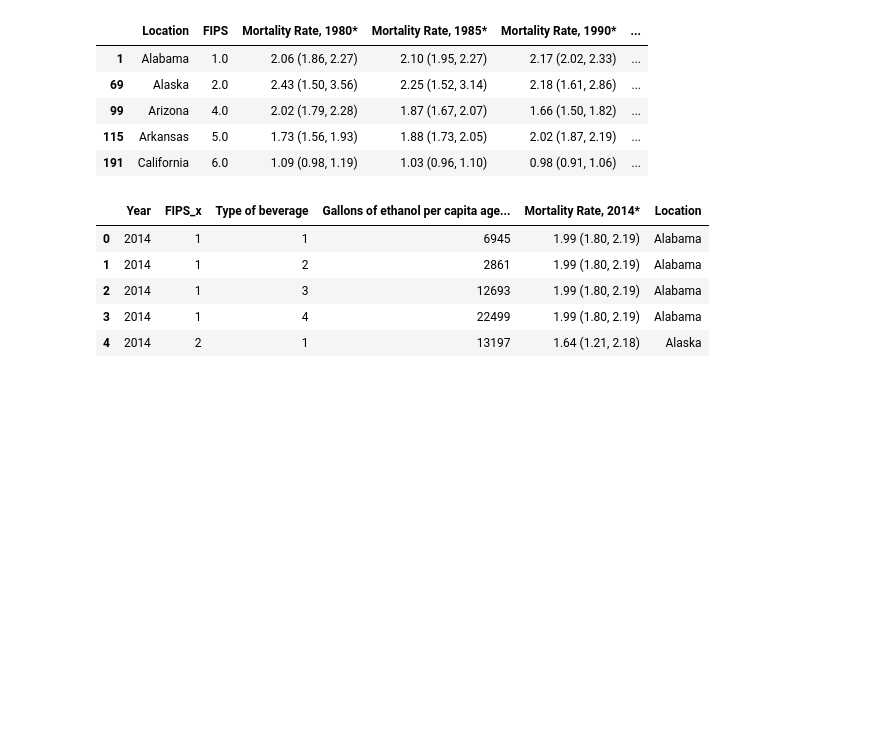
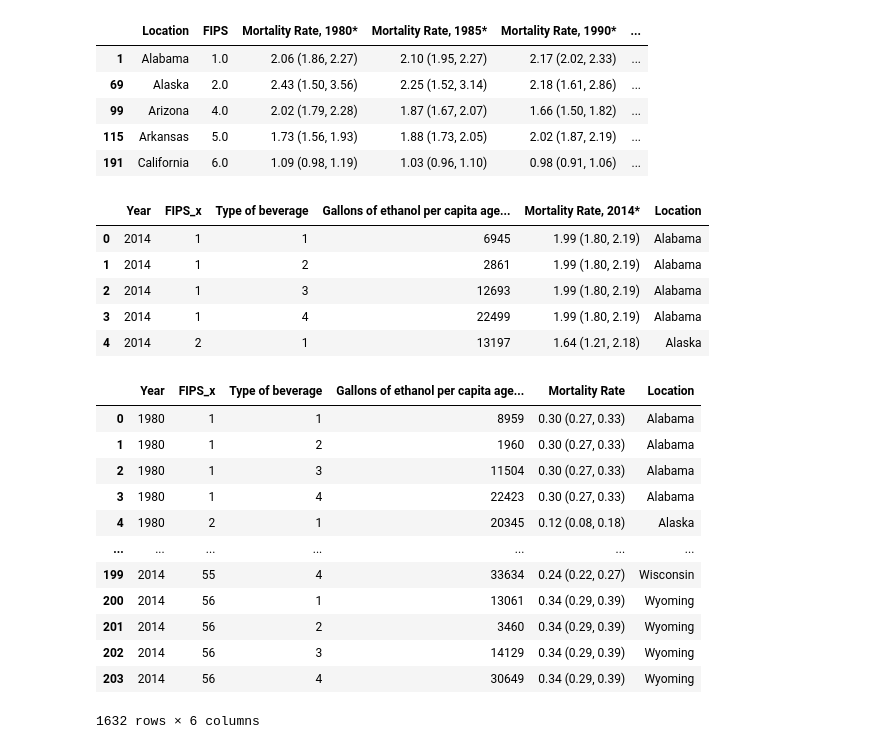
Before and after one commit to saleha456/Group1Project1, a Jupyter notebook: Maternal_Neonatal_Nutrition.ipynb, the cells around one changed output. Cells and saved outputs as stored; diff of their text form; code cells hidden in the pictures; blank space fills up the shorter version.

Commit message:
Add files via upload
updated with years for the categories and concat

```diff
--- a/Maternal_Neonatal_Nutrition.ipynb
+++ b/Maternal_Neonatal_Nutrition.ipynb
@@ -205,3 +205,43 @@ nih_2014_merged_nutrition.head()
 | 2 | 2014 | 1 | 3 | 12693 | 1.99 (1.80, 2.19) | Alabama |
 | 3 | 2014 | 1 | 4 | 22499 | 1.99 (1.80, 2.19) | Alabama |
 | 4 | 2014 | 2 | 1 | 13197 | 1.64 (1.21, 2.18) | Alaska |
+# %%
+# Rename Mortality Rate column for Maternal
+
+nih_1980_merged_maternal.rename(columns={"Mortality Rate, 1980*": "Mortality Rate"}, inplace = True)
+nih_1985_merged_maternal.rename(columns={"Mortality Rate, 1985*": "Mortality Rate"}, inplace = True)
+nih_1990_merged_maternal.rename(columns={"Mortality Rate, 1990*": "Mortality Rate"}, inplace = True)
+nih_1995_merged_maternal.rename(columns={"Mortality Rate, 1995*": "Mortality Rate"}, inplace = True)
+nih_2000_merged_maternal.rename(columns={"Mortality Rate, 2000*": "Mortality Rate"}, inplace = True)
+nih_2005_merged_maternal.rename(columns={"Mortality Rate, 2005*": "Mortality Rate"}, inplace = True)
+nih_2010_merged_maternal.rename(columns={"Mortality Rate, 2010*": "Mortality Rate"}, inplace = True)
+nih_2014_merged_maternal.rename(columns={"Mortality Rate, 2014*": "Mortality Rate"}, inplace = True)
+# %%
+# Create concat of Maternal data for the years
+
+df_maternal_years = [nih_1980_merged_maternal,
+                    nih_1985_merged_maternal,
+                    nih_1990_merged_maternal,
+                    nih_1995_merged_maternal,
+                    nih_2000_merged_maternal,
+                    nih_2005_merged_maternal,
+                    nih_2010_merged_maternal,
+                    nih_2014_merged_maternal]
+
+df_concat_maternal = pd.concat(df_maternal_years)
+
+df_concat_maternal
+# %% [output]
+|  | Year | FIPS_x | Type of beverage | Gallons of ethanol per capita age... | Mortality Rate | Location |
+| 0 | 1980 | 1 | 1 | 8959 | 0.30 (0.27, 0.33) | Alabama |
+| 1 | 1980 | 1 | 2 | 1960 | 0.30 (0.27, 0.33) | Alabama |
+| 2 | 1980 | 1 | 3 | 11504 | 0.30 (0.27, 0.33) | Alabama |
+| 3 | 1980 | 1 | 4 | 22423 | 0.30 (0.27, 0.33) | Alabama |
+| 4 | 1980 | 2 | 1 | 20345 | 0.12 (0.08, 0.18) | Alaska |
+| ... | ... | ... | ... | ... | ... | ... |
+| 199 | 2014 | 55 | 4 | 33634 | 0.24 (0.22, 0.27) | Wisconsin |
+| 200 | 2014 | 56 | 1 | 13061 | 0.34 (0.29, 0.39) | Wyoming |
+| 201 | 2014 | 56 | 2 | 3460 | 0.34 (0.29, 0.39) | Wyoming |
+| 202 | 2014 | 56 | 3 | 14129 | 0.34 (0.29, 0.39) | Wyoming |
+| 203 | 2014 | 56 | 4 | 30649 | 0.34 (0.29, 0.39) | Wyoming |
+1632 rows × 6 columns
```
Also changed, not shown: parts of 4 cells of this notebook.
